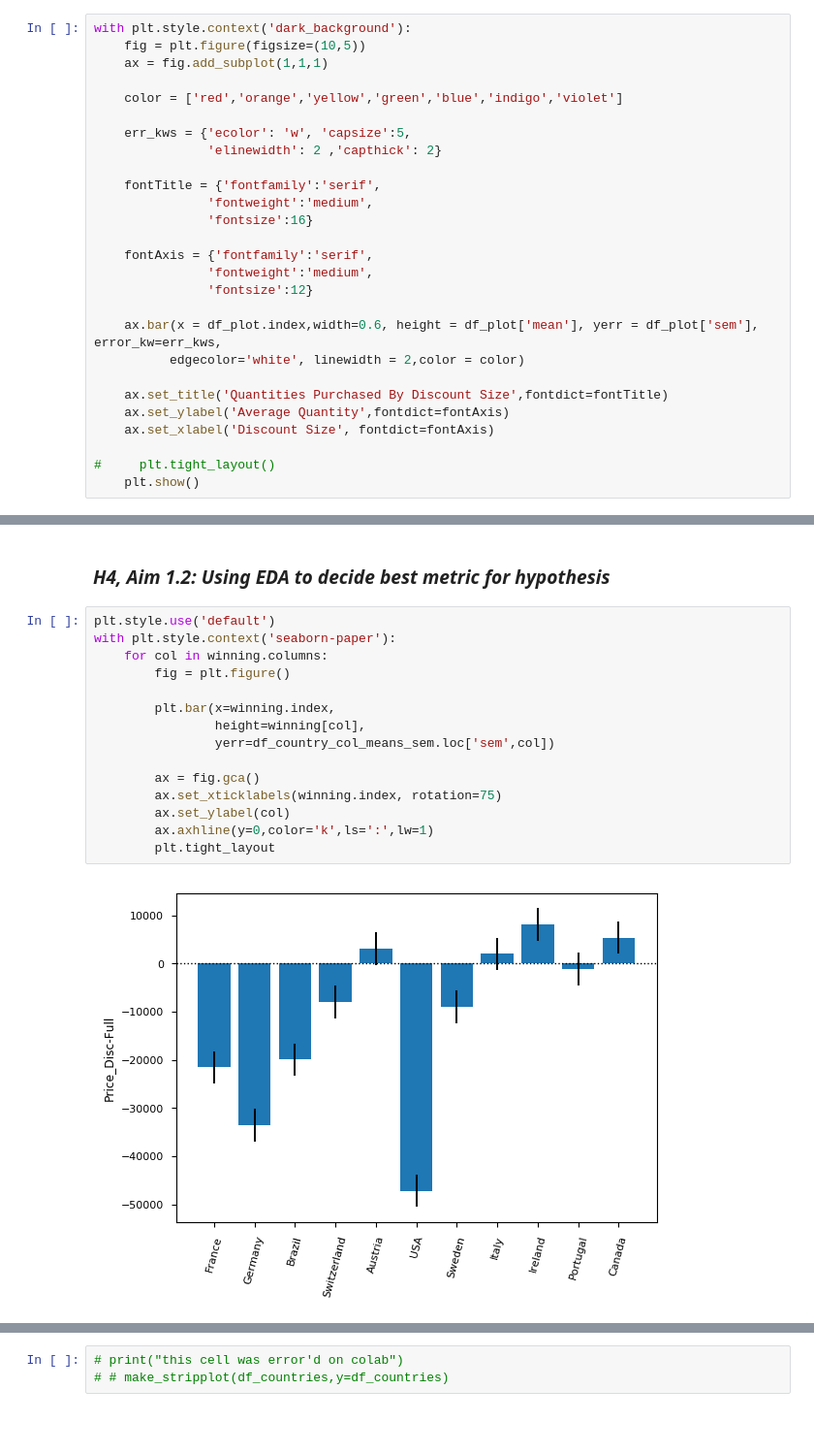
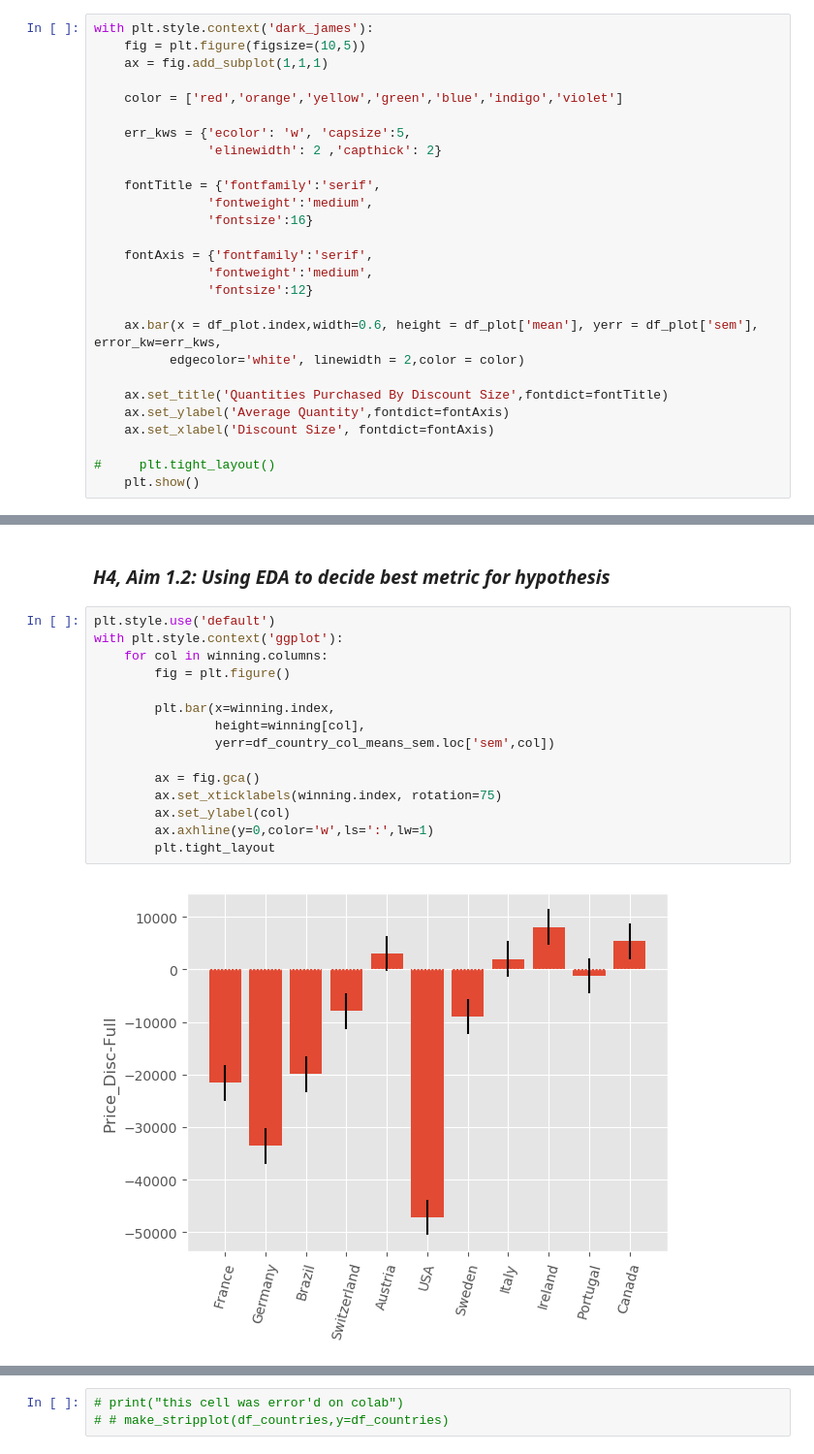
Before and after one commit to jirvingphd/dsc-2-final-project-online-ds-ft-021119, a Jupyter notebook: Mod2_Project_CombDraftv2_H1-H4.ipynb, the cells around one changed output, grey strips where cells are left out. Shown at 97% size. Saved outputs shown, nothing was run; the diff lists cells and outputs as text; blank space fills up the shorter version.

```diff
--- a/Mod2_Project_CombDraftv2_H1-H4.ipynb
+++ b/Mod2_Project_CombDraftv2_H1-H4.ipynb
@@ -1752,7 +1758,7 @@ memory usage: 462.0+ bytes
 | 20-25 % | (0.2, 0.25] | 28.240260 | 1.621362 | 20.120570 |
 | 25-30 % | (0.25, 0.3] | NaN | NaN | NaN |
 # %%
-with plt.style.context('dark_background'):
+with plt.style.context('dark_james'):
     fig = plt.figure(figsize=(10,5))
     ax = fig.add_subplot(1,1,1)
 
@@ -3422,18 +3428,18 @@ Index(['Belgium', 'Venezuela', 'Mexico', 'Finland', 'Spain', 'UK', 'Denmark'], d
 ### ***H4, Aim 1.2: Using EDA to decide best metric for hypothesis***
 # %%
 plt.style.use('default')
-with plt.style.context('seaborn-paper'):
+with plt.style.context('ggplot'):
     for col in winning.columns:
         fig = plt.figure()
 
         plt.bar(x=winning.index,
                 height=winning[col],
                 yerr=df_country_col_means_sem.loc['sem',col])
 
         ax = fig.gca()
         ax.set_xticklabels(winning.index, rotation=75)
         ax.set_ylabel(col)
-        ax.axhline(y=0,color='k',ls=':',lw=1)
+        ax.axhline(y=0,color='w',ls=':',lw=1)
         plt.tight_layout
 # %% [output]
-[figure, old version]
+[figure, new version]
```
Also changed, not shown: parts of 16 cells of this notebook, 2 other files.
